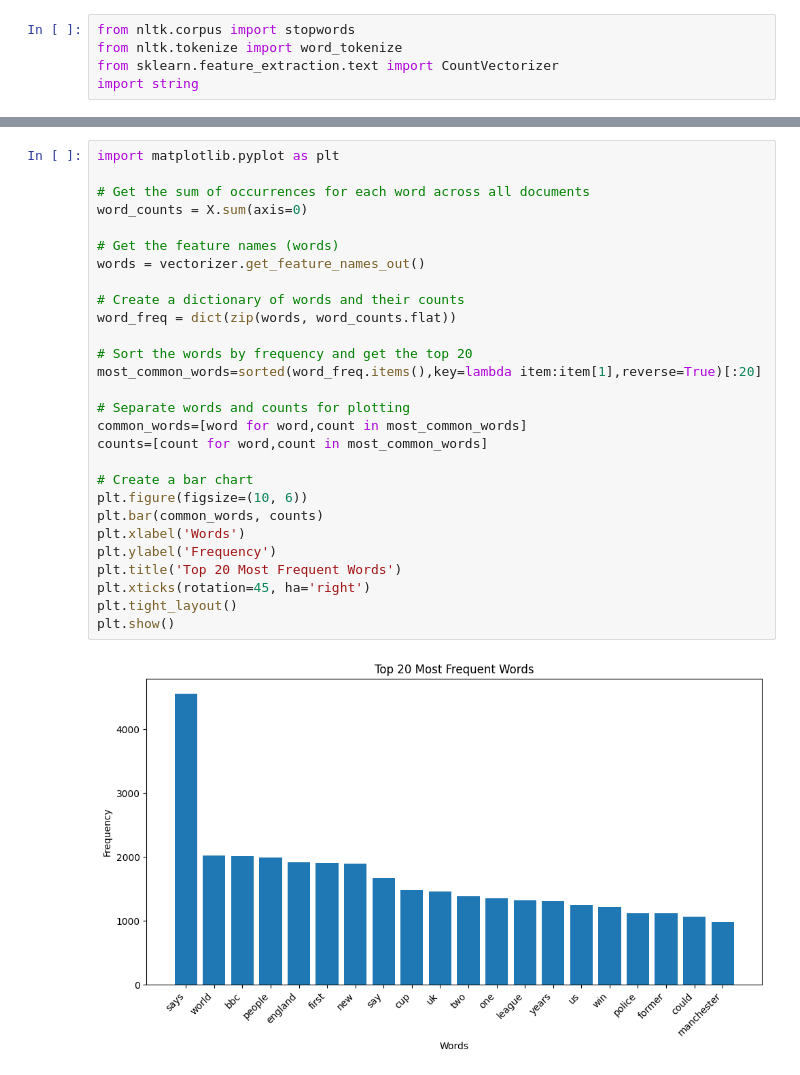
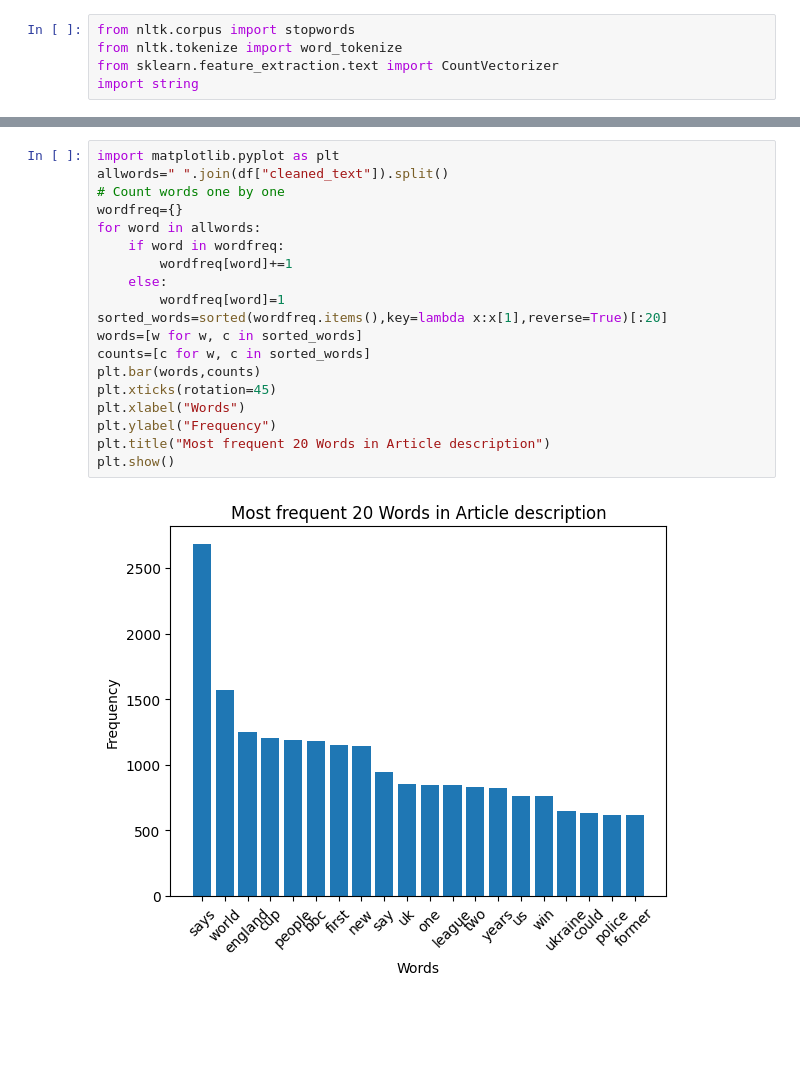
Before and after one commit to 2303A51553/Natural-language-process, a Jupyter notebook: 2303A51553_b09_nlp3.ipynb, the cells around one changed output, grey strips where cells are left out. Drawn from its saved outputs; the diff is of its cells as text; blank space fills up the shorter version.

```diff
--- a/2303A51553_b09_nlp3.ipynb
+++ b/2303A51553_b09_nlp3.ipynb
@@ -123,30 +123,21 @@ print(X)
-# %%
-import matplotlib.pyplot as plt
-
-# Get the sum of occurrences for each word across all documents
-word_counts = X.sum(axis=0)
-
-# Get the feature names (words)
-words = vectorizer.get_feature_names_out()
-
-# Create a dictionary of words and their counts
-word_freq = dict(zip(words, word_counts.flat))
-
-# Sort the words by frequency and get the top 20
-most_common_words=sorted(word_freq.items(),key=lambda item:item[1],reverse=True)[:20]
-
-# Separate words and counts for plotting
-common_words=[word for word,count in most_common_words]
-counts=[count for word,count in most_common_words]
-
-# Create a bar chart
-plt.figure(figsize=(10, 6))
-plt.bar(common_words, counts)
-plt.xlabel('Words')
-plt.ylabel('Frequency')
-plt.title('Top 20 Most Frequent Words')
-plt.xticks(rotation=45, ha='right')
-plt.tight_layout()
-plt.show()
-# %% [output]
-[figure, removed]
+# %%
+import matplotlib.pyplot as plt
+allwords=" ".join(df["cleaned_text"]).split()
+# Count words one by one
+wordfreq={}
+for word in allwords:
+    if word in wordfreq:
+        wordfreq[word]+=1
+    else:
+        wordfreq[word]=1
+sorted_words=sorted(wordfreq.items(),key=lambda x:x[1],reverse=True)[:20]
+words=[w for w, c in sorted_words]
+counts=[c for w, c in sorted_words]
+plt.bar(words,counts)
+plt.xticks(rotation=45)
+plt.xlabel("Words")
+plt.ylabel("Frequency")
+plt.title("Most frequent 20 Words in Article description")
+plt.show()
+# %% [output]
+[figure, added]
```
Also changed, not shown: parts of 6 cells of this notebook.
